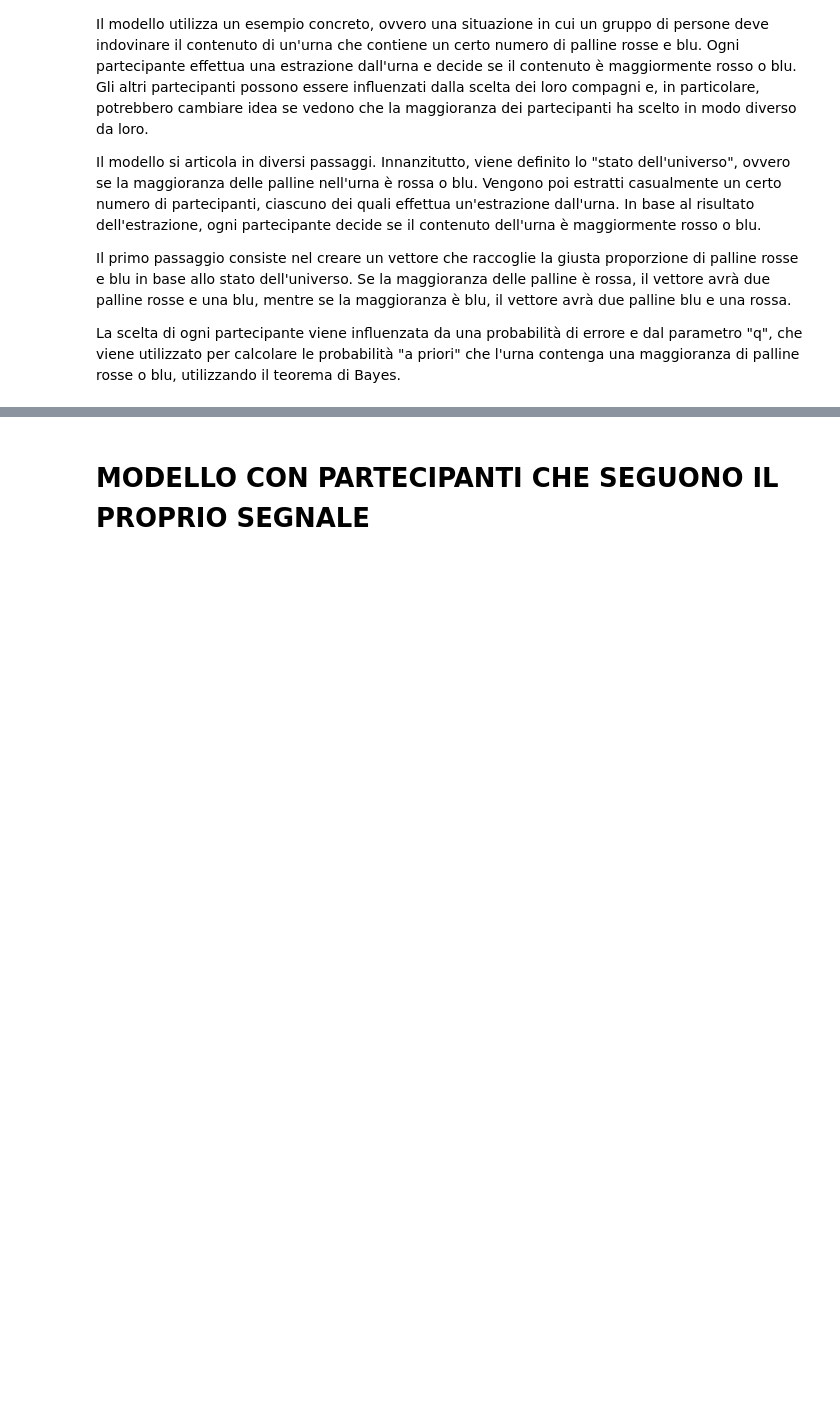
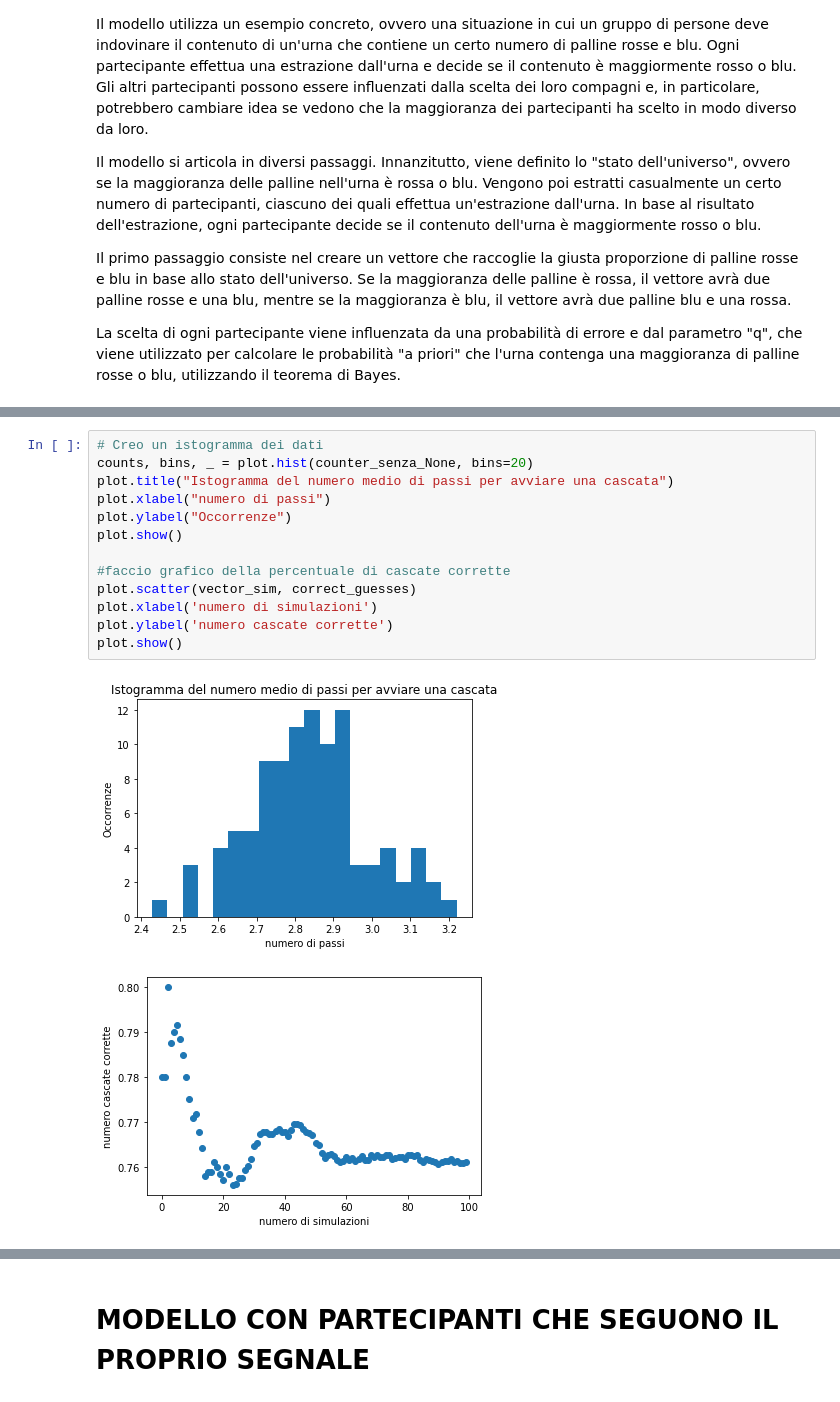
Before and after one commit to FrancescaMeli/Tesi-magistrale, a Jupyter notebook: deltamodel.ipynb, the cells around one changed output, grey strips where cells are left out. Drawn from its saved outputs; the diff is of its cells as text; blank space fills up the shorter version.

```diff
--- a/deltamodel.ipynb
+++ b/deltamodel.ipynb
@@ -270,3 +293,19 @@ plot.show()
+# %%
+# Creo un istogramma dei dati
+counts, bins, _ = plot.hist(counter_senza_None, bins=20)
+plot.title("Istogramma del numero medio di passi per avviare una cascata")
+plot.xlabel("numero di passi")
+plot.ylabel("Occorrenze")
+plot.show()
+
+#faccio grafico della percentuale di cascate corrette
+plot.scatter(vector_sim, correct_guesses)
+plot.xlabel('numero di simulazioni')
+plot.ylabel('numero cascate corrette')
+plot.show()
+# %% [output]
+[figure, added]
+[figure, added]
 # %% [markdown]
 # MODELLO CON RIBELLI
 
```
Also changed, not shown: parts of 14 cells of this notebook.
